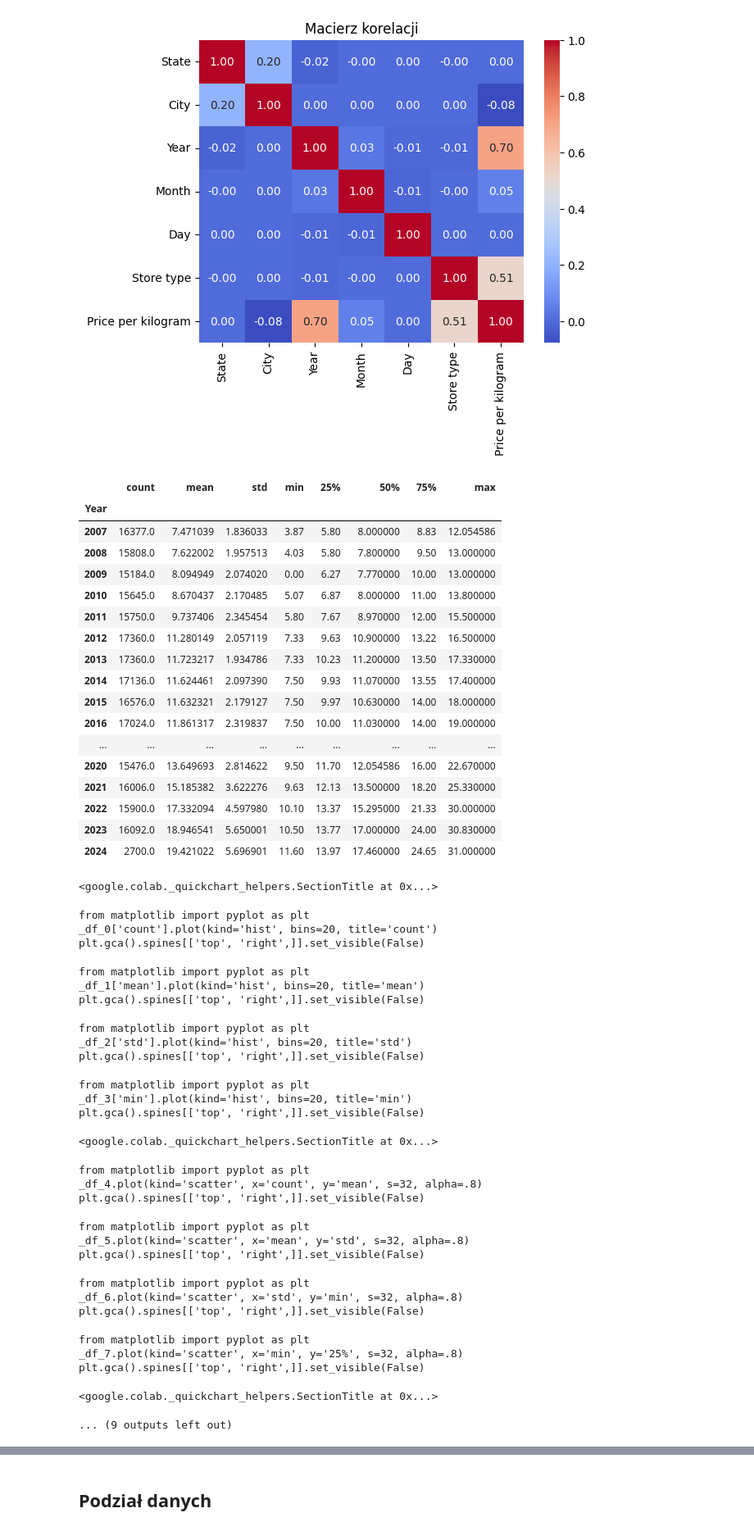
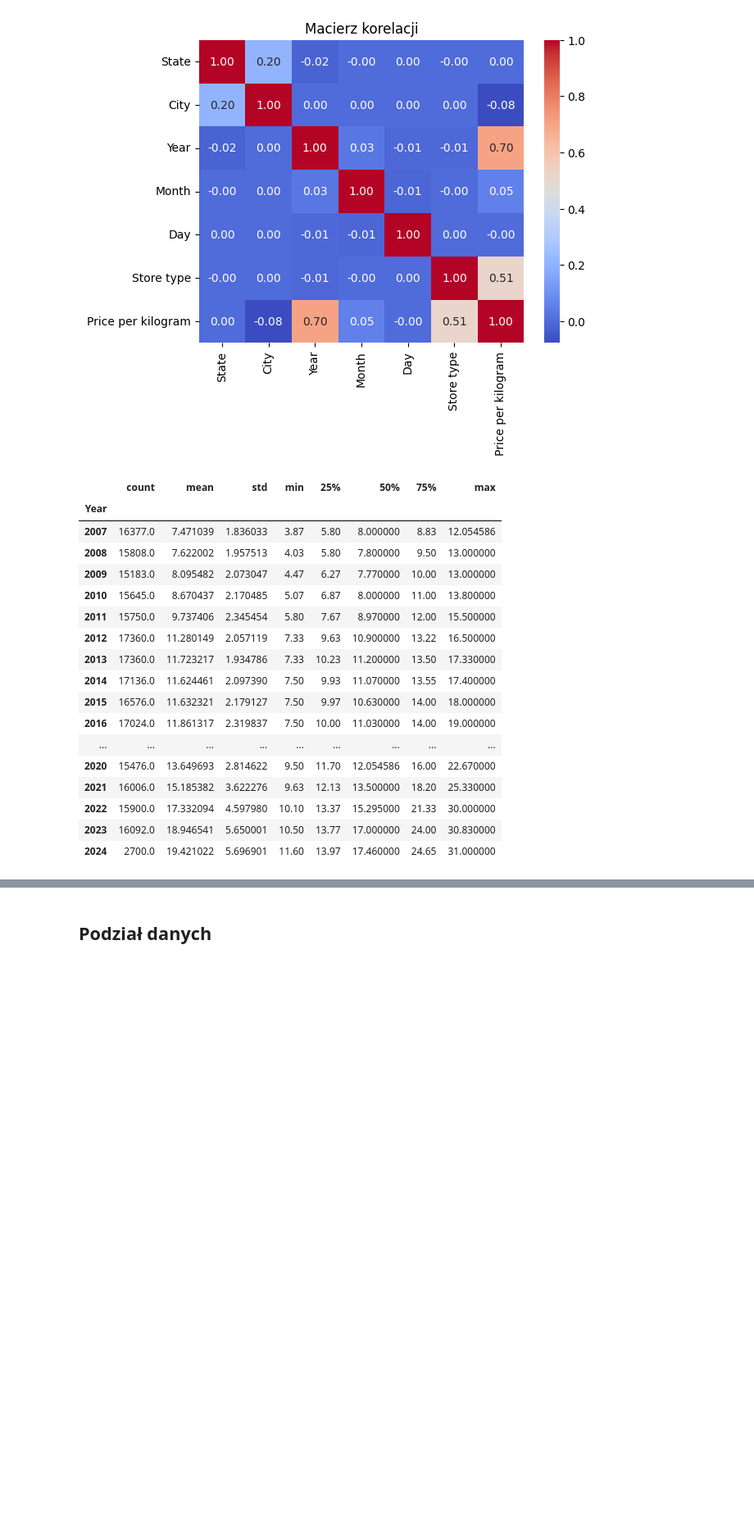
Before and after one commit to KarolPilarski/PJA-ASI-14c-GR3, a Jupyter notebook: tortilla_prices.ipynb, the cells around one changed output, grey strips where cells are left out. Shown: that part at 82% size. Drawn from its saved outputs; the diff is of its cells as text; code cells hidden in the pictures; blank space fills up the shorter version.

```diff
--- a/tortilla_prices.ipynb
+++ b/tortilla_prices.ipynb
@@ -72,4 +69,0 @@ Uśrednianie pustych wartości
-# %%
-numeric_cols = df.select_dtypes(include=[np.number])
-numeric_means = numeric_cols.mean()
-df[numeric_cols.columns] = numeric_cols.fillna(numeric_means)
@@ -76,3 +72,5 @@ df[numeric_cols.columns] = numeric_cols.fillna(numeric_means)
+# %%
+df = df.dropna(subset=['Price per kilogram'])
 # %%
 df.isnull().any()
 # %% [output]
@@ -87,3 +95,5 @@ dtype: bool
+# %%
+df.drop(df.index[df['Price per kilogram'] == 0], inplace = True)
 # %%
 print(df.head())
 # %% [output]
@@ -146,13 +156,14 @@ plt.show()
 # %% [output]
 [figure]
 # %%
-df["Price per kilogram"].groupby([df["Year"]]).describe()
+y_describe = df["Price per kilogram"].groupby([df["Year"]]).describe()
+y_describe
 # %% [output]
 |  | count | mean | std | min | 25% | 50% | 75% | max |
 | Year |  |  |  |  |  |  |  |  |
 | 2007 | 16377.0 | 7.471039 | 1.836033 | 3.87 | 5.80 | 8.000000 | 8.83 | 12.054586 |
 | 2008 | 15808.0 | 7.622002 | 1.957513 | 4.03 | 5.80 | 7.800000 | 9.50 | 13.000000 |
-| 2009 | 15184.0 | 8.094949 | 2.074020 | 0.00 | 6.27 | 7.770000 | 10.00 | 13.000000 |
+| 2009 | 15183.0 | 8.095482 | 2.073047 | 4.47 | 6.27 | 7.770000 | 10.00 | 13.000000 |
 | 2010 | 15645.0 | 8.670437 | 2.170485 | 5.07 | 6.87 | 8.000000 | 11.00 | 13.800000 |
 | 2011 | 15750.0 | 9.737406 | 2.345454 | 5.80 | 7.67 | 8.970000 | 12.00 | 15.500000 |
 | 2012 | 17360.0 | 11.280149 | 2.057119 | 7.33 | 9.63 | 10.900000 | 13.22 | 16.500000 |
@@ -166,33 +177,5 @@ df["Price per kilogram"].groupby([df["Year"]]).describe()
 | 2022 | 15900.0 | 17.332094 | 4.597980 | 10.10 | 13.37 | 15.295000 | 21.33 | 30.000000 |
 | 2023 | 16092.0 | 18.946541 | 5.650001 | 10.50 | 13.77 | 17.000000 | 24.00 | 30.830000 |
 | 2024 | 2700.0 | 19.421022 | 5.696901 | 11.60 | 13.97 | 17.460000 | 24.65 | 31.000000 |
-<google.colab._quickchart_helpers.SectionTitle at 0x...>
-from matplotlib import pyplot as plt
-_df_0['count'].plot(kind='hist', bins=20, title='count')
-plt.gca().spines[['top', 'right',]].set_visible(False)
-from matplotlib import pyplot as plt
-_df_1['mean'].plot(kind='hist', bins=20, title='mean')
-plt.gca().spines[['top', 'right',]].set_visible(False)
-from matplotlib import pyplot as plt
-_df_2['std'].plot(kind='hist', bins=20, title='std')
-plt.gca().spines[['top', 'right',]].set_visible(False)
-from matplotlib import pyplot as plt
-_df_3['min'].plot(kind='hist', bins=20, title='min')
-plt.gca().spines[['top', 'right',]].set_visible(False)
-<google.colab._quickchart_helpers.SectionTitle at 0x...>
-from matplotlib import pyplot as plt
-_df_4.plot(kind='scatter', x='count', y='mean', s=32, alpha=.8)
-plt.gca().spines[['top', 'right',]].set_visible(False)
-from matplotlib import pyplot as plt
-_df_5.plot(kind='scatter', x='mean', y='std', s=32, alpha=.8)
-plt.gca().spines[['top', 'right',]].set_visible(False)
-from matplotlib import pyplot as plt
-_df_6.plot(kind='scatter', x='std', y='min', s=32, alpha=.8)
-plt.gca().spines[['top', 'right',]].set_visible(False)
-from matplotlib import pyplot as plt
-_df_7.plot(kind='scatter', x='min', y='25%', s=32, alpha=.8)
-plt.gca().spines[['top', 'right',]].set_visible(False)
-<google.colab._quickchart_helpers.SectionTitle at 0x...>
-... (9 outputs left out)
 # %%
 from matplotlib import pyplot as plt
```
Also changed, not shown: parts of 11 cells of this notebook.
